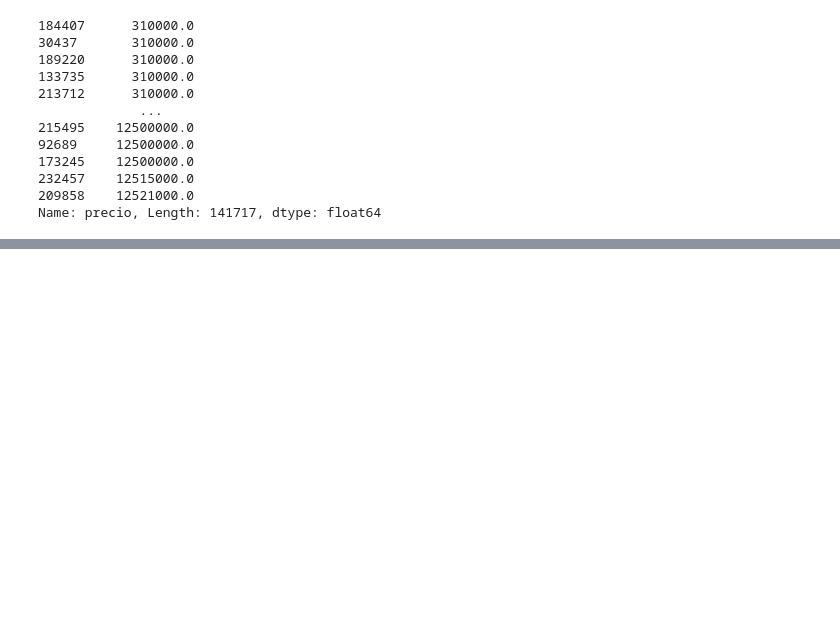
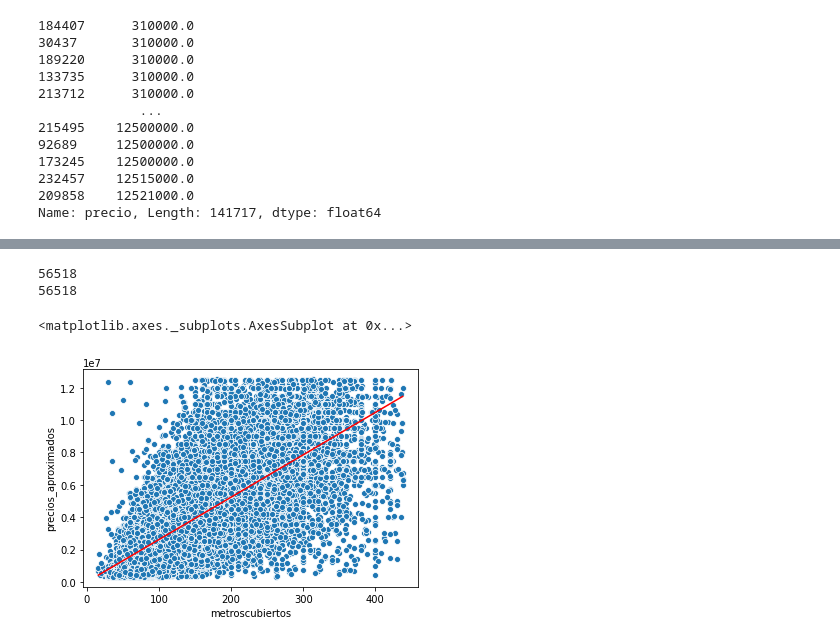
Before and after one commit to ToOrtner/Data-Analysis-properties, a Jupyter notebook: metnum-tp3-2020-1c/notebooks/segmentaciones.ipynb, the cells around one changed output, grey strips where cells are left out. Cells and saved outputs as stored; diff of their text form; code cells hidden in the pictures; blank space fills up the shorter version.

```diff
--- a/metnum-tp3-2020-1c/notebooks/segmentaciones.ipynb
+++ b/metnum-tp3-2020-1c/notebooks/segmentaciones.ipynb
@@ -19,5 +19,6 @@ mkdir: no se puede crear el directorio «build»: El archivo ya existe
 /home/diego/Documentos/Metodos Numericos/met-tp3/metnum-tp3-2020-1c/notebooks
 Python 3.6.5
 # %%
-df = pd.read_csv('../data/train.csv')
-df
+df_original = pd.read_csv('../data/train.csv')
+df = df_original
+#df
@@ -182,14 +169,15 @@ df[df['tipodepropiedad'] == 'Casa'].sort_values('precio')['precio']
 209858    12521000.0
 Name: precio, Length: 141717, dtype: float64
 # %%
-def segmentacionPorColumna(df, segment_column, features):
+from sklearn.linear_model import LinearRegression
+
+def regresionPorSegmento(df, segment_column, features):
     linear_regressor = metnum.LinearRegression()
     predictions = []
 
-    segments = df.groupby(segment_column)
-    for segment, _ in segments:
+    for segment in df[segment_column].unique():
         # Aquellos datos que no contengan la columna, no son tomados en cuenta
-        df_segment = df[df[segment_column] == segment].dropna()
+        df_segment = df[df[segment_column] == segment]
 
         A = df_segment[features].values
         precios_reales = df_segment['precio'].values
@@ -217,0 +192,11 @@ print(predictions)
+# %%
+# Modelo fruta
+df = df_original
+segment = 'tipodepropiedad'
+features = ['metroscubiertos']#, 'metrostotales']
+df = df[df[segment].notna() & df[features[0]].notna()]
+df = df.sort_values(segment)
+df = df[df[segment] == 'Apartamento']
+
+predictions = regresionPorSegmento(df, segment, features)
+print(predictions)
@@ -217,0 +211,18 @@ print(predictions)
+# %%
+print(len(predictions[:,1]))
+print(len(df))
+#print(df[segment].unique())
+# %% [output]
+56518
+56518
+# %%
+import seaborn as sns
+
+df['precios_aproximados'] = predictions[:,0]
+
+
+sns.scatterplot(data=df, x='metroscubiertos', y='precio')
+sns.lineplot(data=df, x='metroscubiertos', y='precios_aproximados', color='red')
+# %% [output]
+<matplotlib.axes._subplots.AxesSubplot at 0x...>
+[figure, added]
```
Also changed, not shown: parts of 3 cells of this notebook.
